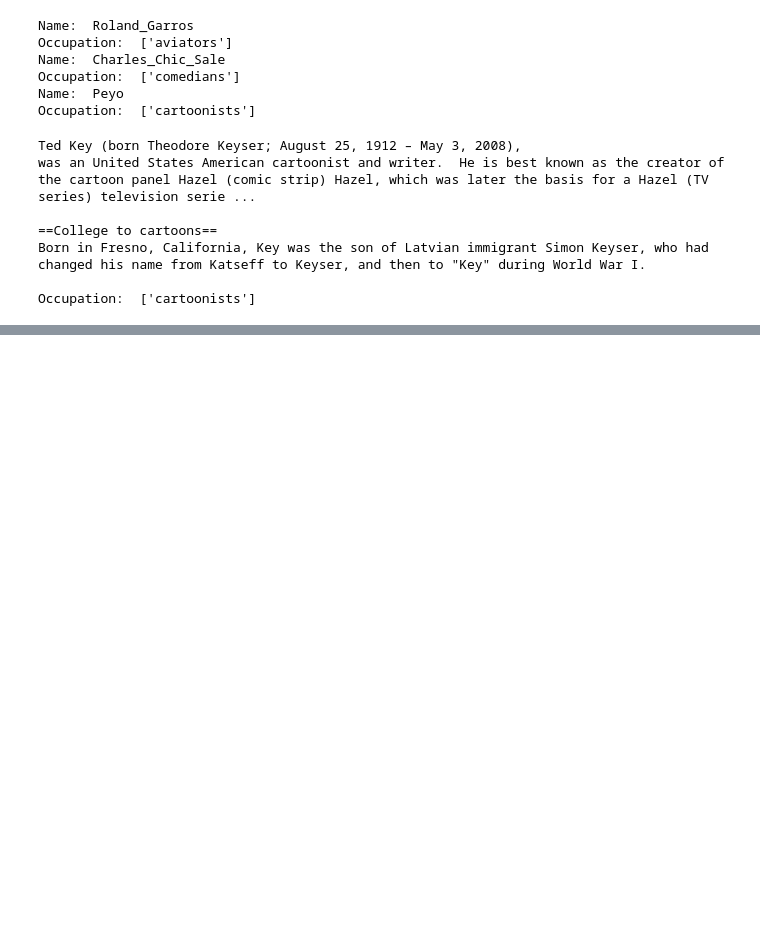
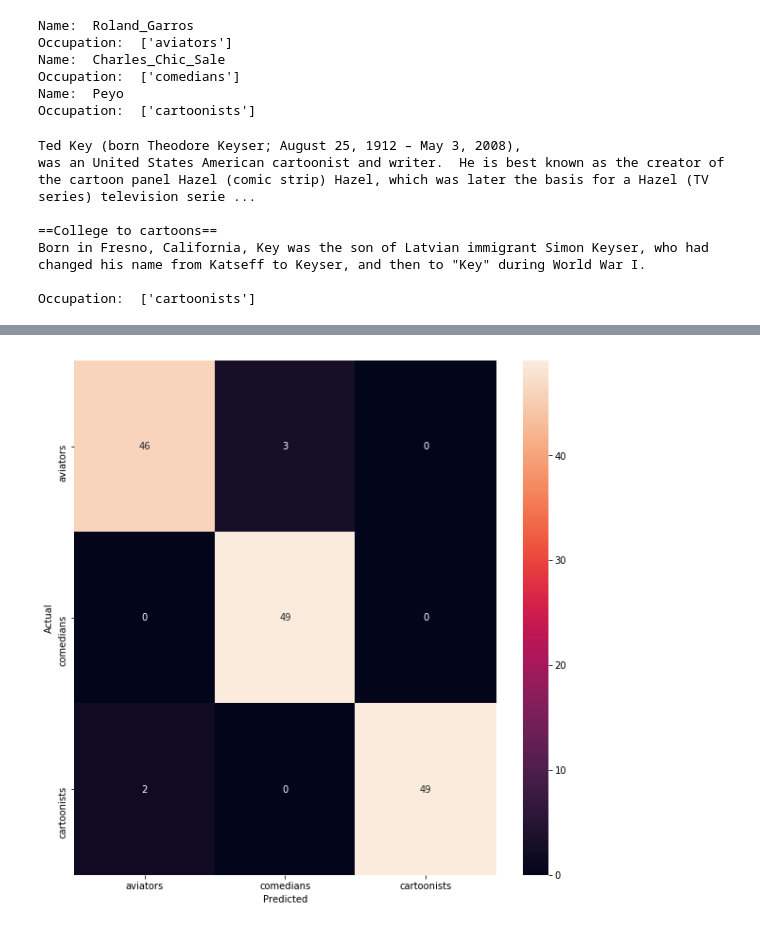
Before and after one commit to sdabhi23/people-occupations-classifier, a Jupyter notebook: notebooks/model training and testing.ipynb, the cells around one changed output, grey strips where cells are left out. Drawn from its saved outputs; the diff is of its cells as text; code cells hidden in the pictures; blank space fills up the shorter version.

```diff
--- a/notebooks/model training and testing.ipynb
+++ b/notebooks/model training and testing.ipynb
@@ -121,0 +158,15 @@ Occupation:  ['cartoonists']
+# %%
+model = LinearSVC()
+X_train, X_test, y_train, y_test, indices_train, indices_test = train_test_split(features, labels, df_train.index, test_size=0.33, random_state=0)
+model.fit(X_train, y_train)
+y_pred = model.predict(X_test)
+from sklearn.metrics import confusion_matrix
+conf_mat = confusion_matrix(y_test, y_pred)
+fig, ax = plt.subplots(figsize=(10,10))
+sns.heatmap(conf_mat, annot=True, fmt='d',
+            xticklabels=category_id_df.occupation.values, yticklabels=category_id_df.occupation.values)
+plt.ylabel('Actual')
+plt.xlabel('Predicted')
+plt.show()
+# %% [output]
+[figure, added]
```
Also changed, not shown: parts of 4 cells of this notebook, 3 other files.
